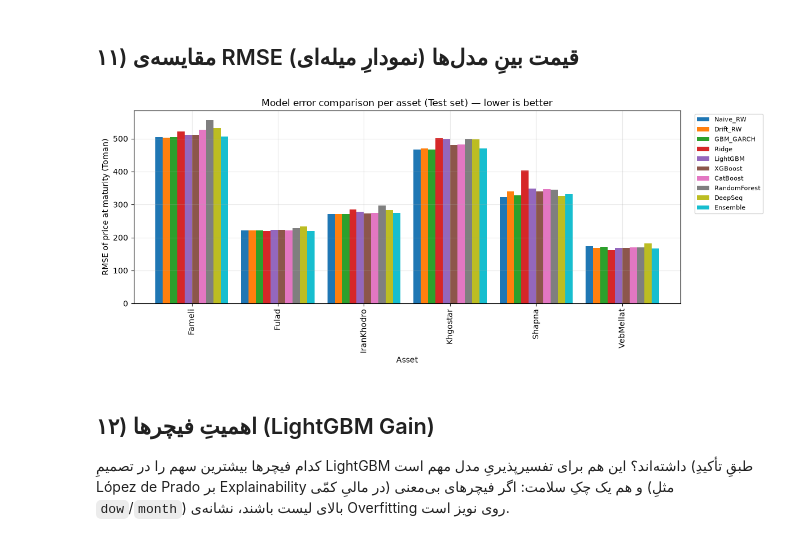
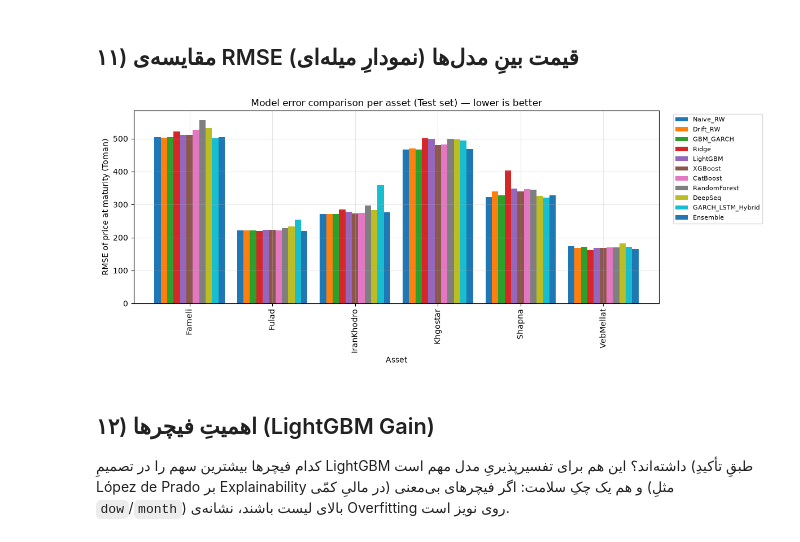
Before and after one commit to behzadkhlj/CoveredCall, a Jupyter notebook: price_at_maturity_prediction.ipynb, the cells around one changed output. Saved outputs shown, nothing was run; the diff lists cells and outputs as text; code cells hidden in the pictures.

```diff
--- a/price_at_maturity_prediction.ipynb
+++ b/price_at_maturity_prediction.ipynb
@@ -794,8 +796,25 @@ for name in ASSET_NAMES:
     model_preds_test['DeepSeq'] = pred_test_seq
     print(f"  [Grid Search معماری] بهترینِ DeepSeq برای {name}: {seq_name}")
 
+    # 🆕 GARCH_LSTM_Hybrid: هدفِ آموزش = بازدهِ استانداردشده با نوسانِ شرطیِ GARCH
+    # (نه بازدهِ خام مثلِ DeepSeq بالا) — رفعِ اثرِ heteroskedasticity قبل از آموزشِ LSTM.
+    garch_col_idx = feature_cols.index('garch_vol')
+    vol_scale_train = np.maximum(X_train[:, garch_col_idx], 1e-4) * np.sqrt(H)
+    vol_scale_val = np.maximum(X_val[:, garch_col_idx], 1e-4) * np.sqrt(H)
+    vol_scale_test = np.maximum(X_test[:, garch_col_idx], 1e-4) * np.sqrt(H)
+    y_train_std = y_train / vol_scale_train
+    y_val_std = y_val / vol_scale_val
+
+    net_gh, scaler_gh, window_gh, cfg_gh = tune_seqnet(X_train, y_train_std, X_val, y_val_std, window=20)
+    pred_val_gh_std = predict_seqnet(net_gh, scaler_gh, window_gh, X_train[-window_gh:], X_val)
+    Xtr_val_tail_gh = np.vstack([X_train[-window_gh:], X_val])[-window_gh:]
+    pred_test_gh_std = predict_seqnet(net_gh, scaler_gh, window_gh, Xtr_val_tail_gh, X_test)
+    model_preds_val['GARCH_LSTM_Hybrid'] = pred_val_gh_std * vol_scale_val
+    model_preds_test['GARCH_LSTM_Hybrid'] = pred_test_gh_std * vol_scale_test
+    print(f"  [Grid Search معماری] بهترینِ GARCH_LSTM_Hybrid برای {name}: {seq_label(cfg_gh)}")
+
     all_names = ['Naive_RW', 'Drift_RW', 'GBM_GARCH', 'Ridge', 'LightGBM', 'XGBoost',
-                 'CatBoost', 'RandomForest', 'DeepSeq']
+                 'CatBoost', 'RandomForest', 'DeepSeq', 'GARCH_LSTM_Hybrid']
     val_rmses = {k: np.sqrt(np.mean((model_preds_val[k] - y_val) ** 2)) for k in all_names}
     inv = {k: 1.0 / max(v, 1e-6) ** 4 for k, v in val_rmses.items()}
     tot = sum(inv.values())
@@ -1009,17 +1031,17 @@ plt.show()
 ## ۱۱) مقایسه‌ی RMSE قیمت بینِ مدل‌ها (نمودارِ میله‌ای)
 # %%
 model_order = ['Naive_RW', 'Drift_RW', 'GBM_GARCH', 'Ridge', 'LightGBM', 'XGBoost',
-               'CatBoost', 'RandomForest', 'DeepSeq', 'Ensemble']
+               'CatBoost', 'RandomForest', 'DeepSeq', 'GARCH_LSTM_Hybrid', 'Ensemble']
 pivot_rmse = results_df.pivot_table(index='Model', columns='Asset', values='RMSE_price').reindex(model_order)
 fig, ax = plt.subplots(figsize=(12, 5))
 pivot_rmse.T.plot(kind='bar', ax=ax, width=0.85)
 ax.set_ylabel('RMSE of price at maturity (Toman)')
 ax.set_title('Model error comparison per asset (Test set) — lower is better')
 ax.legend(bbox_to_anchor=(1.02, 1), loc='upper left', fontsize=8)
 plt.tight_layout()
 plt.show()
 # %% [output]
-[figure, old version]
+[figure, new version]
 # %% [markdown]
 ## ۱۲) اهمیتِ فیچرها (LightGBM Gain)
 
```
Also changed, not shown: parts of 4 cells of this notebook, 9 other files.
